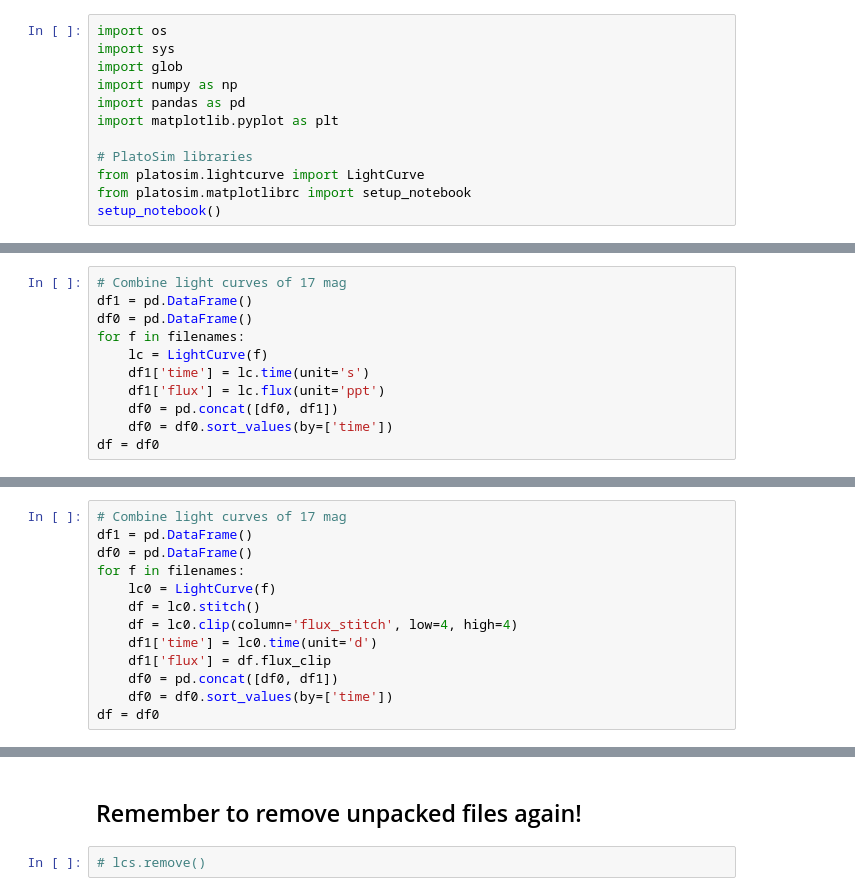
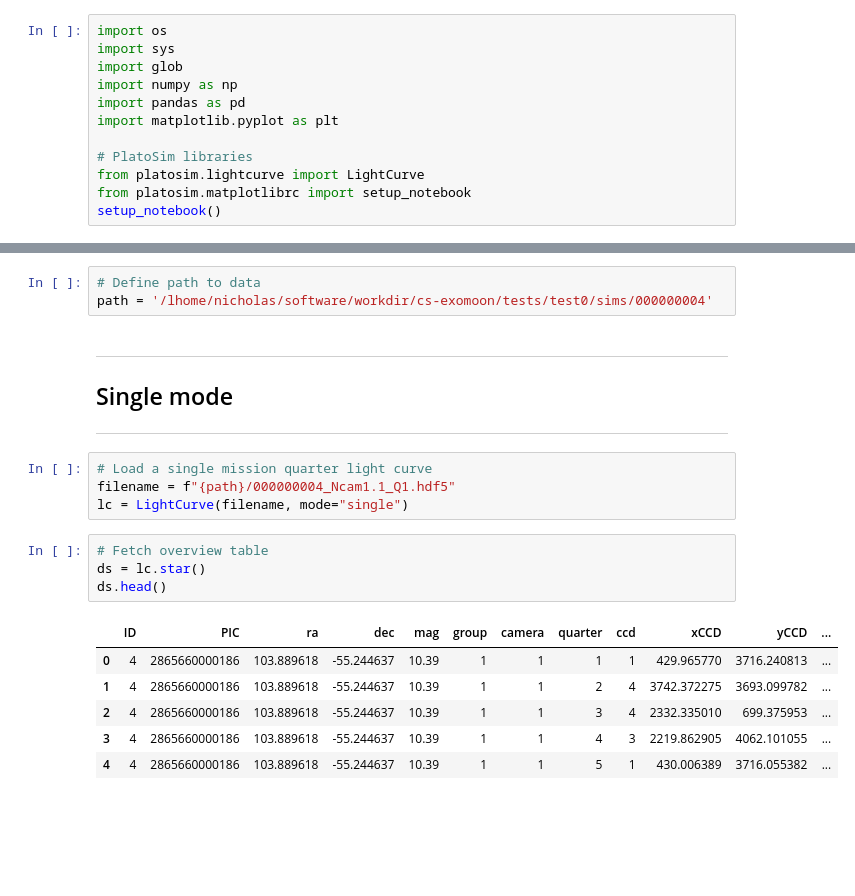
Before and after one commit to ivs-kuleuven/platosim3, a Jupyter notebook: docs/technicalnotes/PLATO-CS/QuickLookForSimulations.ipynb, the cells around one changed output, grey strips where cells are left out. Cells and saved outputs as stored; diff of their text form; blank space fills up the shorter version.

```diff
--- a/docs/technicalnotes/PLATO-CS/QuickLookForSimulations.ipynb
+++ b/docs/technicalnotes/PLATO-CS/QuickLookForSimulations.ipynb
@@ -81,11 +20,0 @@ lc.clip(plot=True, column='flux_stitch', low=4, high=4);
-# %%
-# Combine light curves of 17 mag
-df1 = pd.DataFrame()
-df0 = pd.DataFrame()
-for f in filenames:
-    lc = LightCurve(f)
-    df1['time'] = lc.time(unit='s')
-    df1['flux'] = lc.flux(unit='ppt')
-    df0 = pd.concat([df0, df1])
-    df0 = df0.sort_values(by=['time'])
-df = df0
@@ -118,13 +20,0 @@ fig, ax = lc_all.plot(time_unit="d", binsize=False, median_filter=False);
-# %%
-# Combine light curves of 17 mag
-df1 = pd.DataFrame()
-df0 = pd.DataFrame()
-for f in filenames:
-    lc0 = LightCurve(f)
-    df = lc0.stitch()
-    df = lc0.clip(column='flux_stitch', low=4, high=4)
-    df1['time'] = lc0.time(unit='d')
-    df1['flux'] = df.flux_clip
-    df0 = pd.concat([df0, df1])
-    df0 = df0.sort_values(by=['time'])
-df = df0
@@ -139,4 +21,22 @@ TypeError: plot() got an unexpected keyword argument 'column'
-# %% [markdown]
-## Remember to remove unpacked files again!
-# %%
-# lcs.remove()
+# %%
+# Define path to data
+path = '/lhome/nicholas/software/workdir/cs-exomoon/tests/test0/sims/000000004'
+# %% [markdown]
+---
+## Single mode
+---
+# %%
+# Load a single mission quarter light curve
+filename = f"{path}/000000004_Ncam1.1_Q1.hdf5"
+lc = LightCurve(filename, mode="single")
+# %%
+# Fetch overview table
+ds = lc.star()
+ds.head()
+# %% [output]
+|  | ID | PIC | ra | dec | mag | group | camera | quarter | ccd | xCCD | yCCD | ... |
+| 0 | 4 | 2865660000186 | 103.889618 | -55.244637 | 10.39 | 1 | 1 | 1 | 1 | 429.965770 | 3716.240813 | ... |
+| 1 | 4 | 2865660000186 | 103.889618 | -55.244637 | 10.39 | 1 | 1 | 2 | 4 | 3742.372275 | 3693.099782 | ... |
+| 2 | 4 | 2865660000186 | 103.889618 | -55.244637 | 10.39 | 1 | 1 | 3 | 4 | 2332.335010 | 699.375953 | ... |
+| 3 | 4 | 2865660000186 | 103.889618 | -55.244637 | 10.39 | 1 | 1 | 4 | 3 | 2219.862905 | 4062.101055 | ... |
+| 4 | 4 | 2865660000186 | 103.889618 | -55.244637 | 10.39 | 1 | 1 | 5 | 1 | 430.006389 | 3716.055382 | ... |
```
Also changed, not shown: parts of 38 cells of this notebook, 3 other files.
